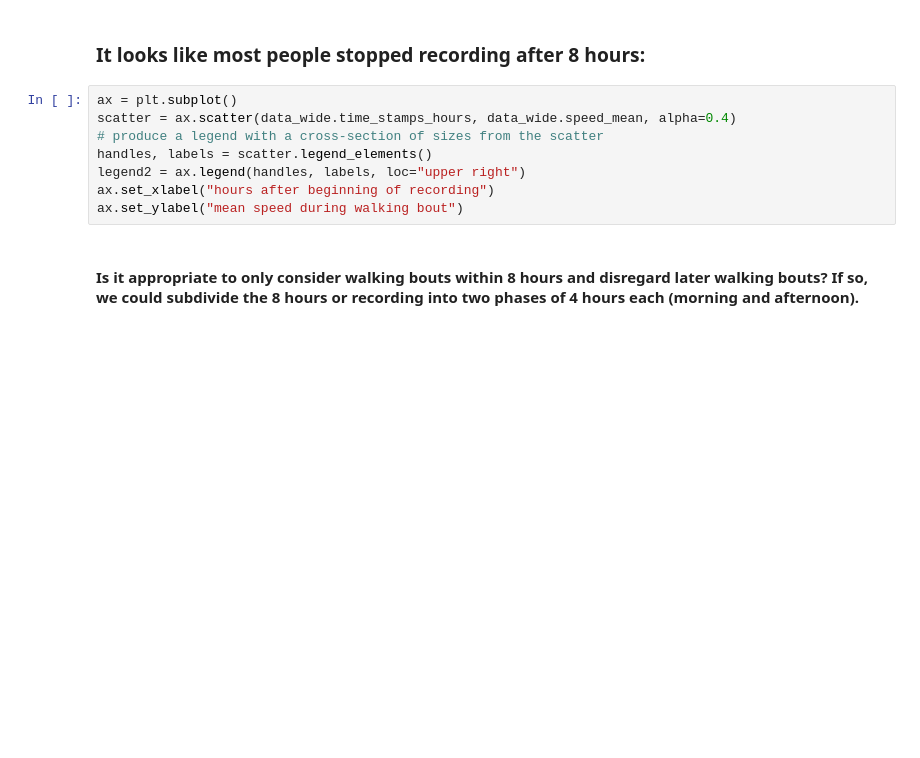
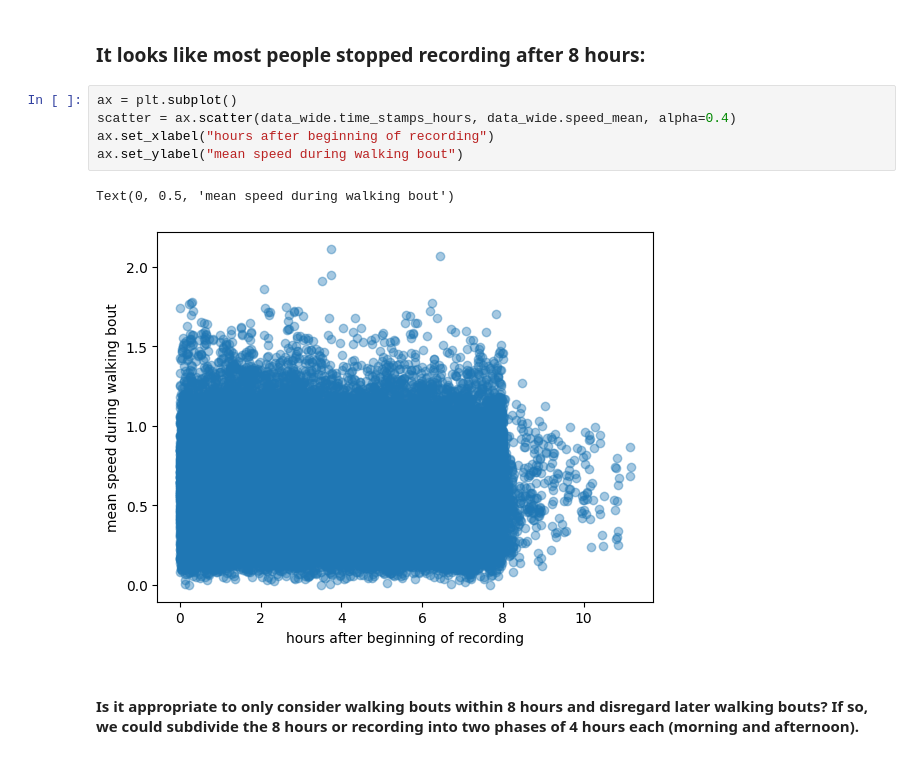
Before and after one commit to HieronymusEsteban/neuro_rehab_project, a Jupyter notebook: Jupyter/Data_Exploration.ipynb, the cells around one changed output. Drawn from its saved outputs; the diff is of its cells as text; blank space fills up the shorter version.

```diff
--- a/Jupyter/Data_Exploration.ipynb
+++ b/Jupyter/Data_Exploration.ipynb
@@ -32,11 +49,11 @@ data_wide.value_counts('exp_phase_descr')
 # %%
 ax = plt.subplot()
 scatter = ax.scatter(data_wide.time_stamps_hours, data_wide.speed_mean, alpha=0.4)
-# produce a legend with a cross-section of sizes from the scatter
-handles, labels = scatter.legend_elements()
-legend2 = ax.legend(handles, labels, loc="upper right")
 ax.set_xlabel("hours after beginning of recording")
 ax.set_ylabel("mean speed during walking bout")
+# %% [output]
+Text(0, 0.5, 'mean speed during walking bout')
+[figure, added]
 # %% [markdown]
 #### Is it appropriate to only consider walking bouts within 8 hours and disregard later walking bouts? If so, we could subdivide the 8 hours or recording into two phases of 4 hours each (morning and afternoon).
 # %%
```
Also changed, not shown: parts of 7 cells of this notebook.
